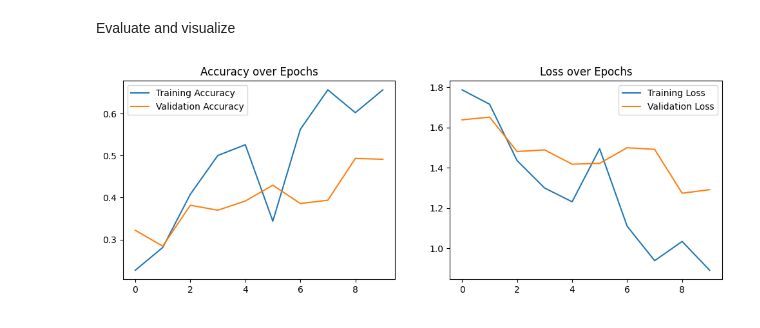
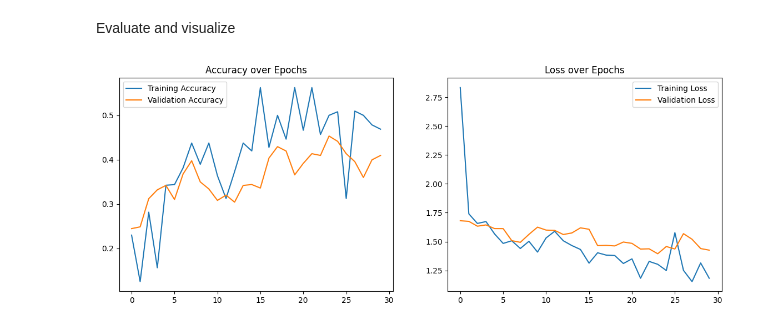
Before and after one commit to kong-theconqueror/trashnet_python, a Jupyter notebook: trashnet.ipynb, the cells around one changed output. Drawn from its saved outputs; the diff is of its cells as text; code cells hidden in the pictures.

```diff
--- a/trashnet.ipynb
+++ b/trashnet.ipynb
@@ -56,25 +54,24 @@ for class_name in classes:
 # %% [markdown]
 Prepare dataset
 # %%
-import os
-import tensorflow as tf
 from tensorflow.keras.preprocessing.image import ImageDataGenerator
-from tensorflow.keras.models import Sequential
-from tensorflow.keras.layers import Conv2D, MaxPooling2D, Flatten, Dense
 import matplotlib.pyplot as plt
 
 # Define dataset and image settings
 dataset_path = 'dataset_resized'
-img_width, img_height = 150, 150
+img_width, img_height = 224, 224
+num_classes = 6
 batch_size = 32
 
 # Create ImageDataGenerators for data loading and augmentation
 # The validation_split is used to create a validation set from the training data
 train_datagen = ImageDataGenerator(
-    rescale=1./255,
-    shear_range=0.2,
+    rescale=1.0 / 255,
+    rotation_range=25,
+    horizontal_flip=True,
     zoom_range=0.2,
-    horizontal_flip=True,
+    width_shift_range=0.1,
+    height_shift_range=0.1,
     validation_split=0.2  # 20% of data for validation
 )
 
@@ -150,7 +174,7 @@ Model: "sequential_1"
 # %% [markdown]
 Train the model
 # %%
-epochs = 10
+epochs = 30
 steps_per_epoch = train_generator.samples // train_generator.batch_size
 validation_steps = train_generator.samples // train_generator.batch_size
 
@@ -196,19 +217,20 @@ Model saved to trashnet_model.h5
 Evaluate and visualize
 # %%
 # Plot training and validation accuracy
-plt.figure(figsize=(12, 4))
+plt.figure(figsize=(14, 5))
+
 plt.subplot(1, 2, 1)
 plt.plot(history.history['accuracy'], label='Training Accuracy')
 plt.plot(history.history['val_accuracy'], label='Validation Accuracy')
 plt.legend()
 plt.title('Accuracy over Epochs')
 
 # Plot training and validation loss
 plt.subplot(1, 2, 2)
 plt.plot(history.history['loss'], label='Training Loss')
 plt.plot(history.history['val_loss'], label='Validation Loss')
 plt.legend()
 plt.title('Loss over Epochs')
 plt.show()
 # %% [output]
-[figure, old version]
+[figure, new version]
```
Also changed, not shown: parts of 3 cells of this notebook, 4 other files.
